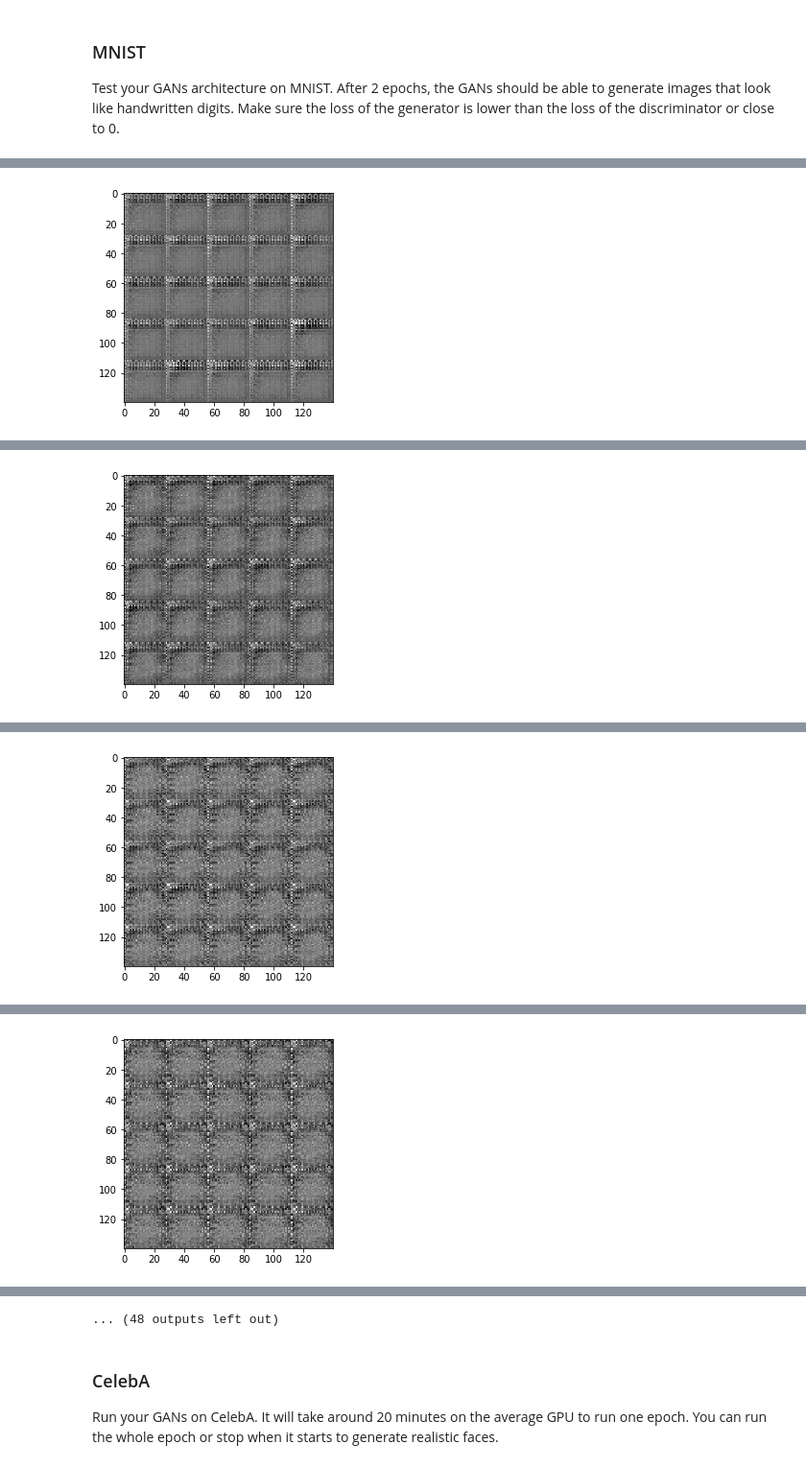
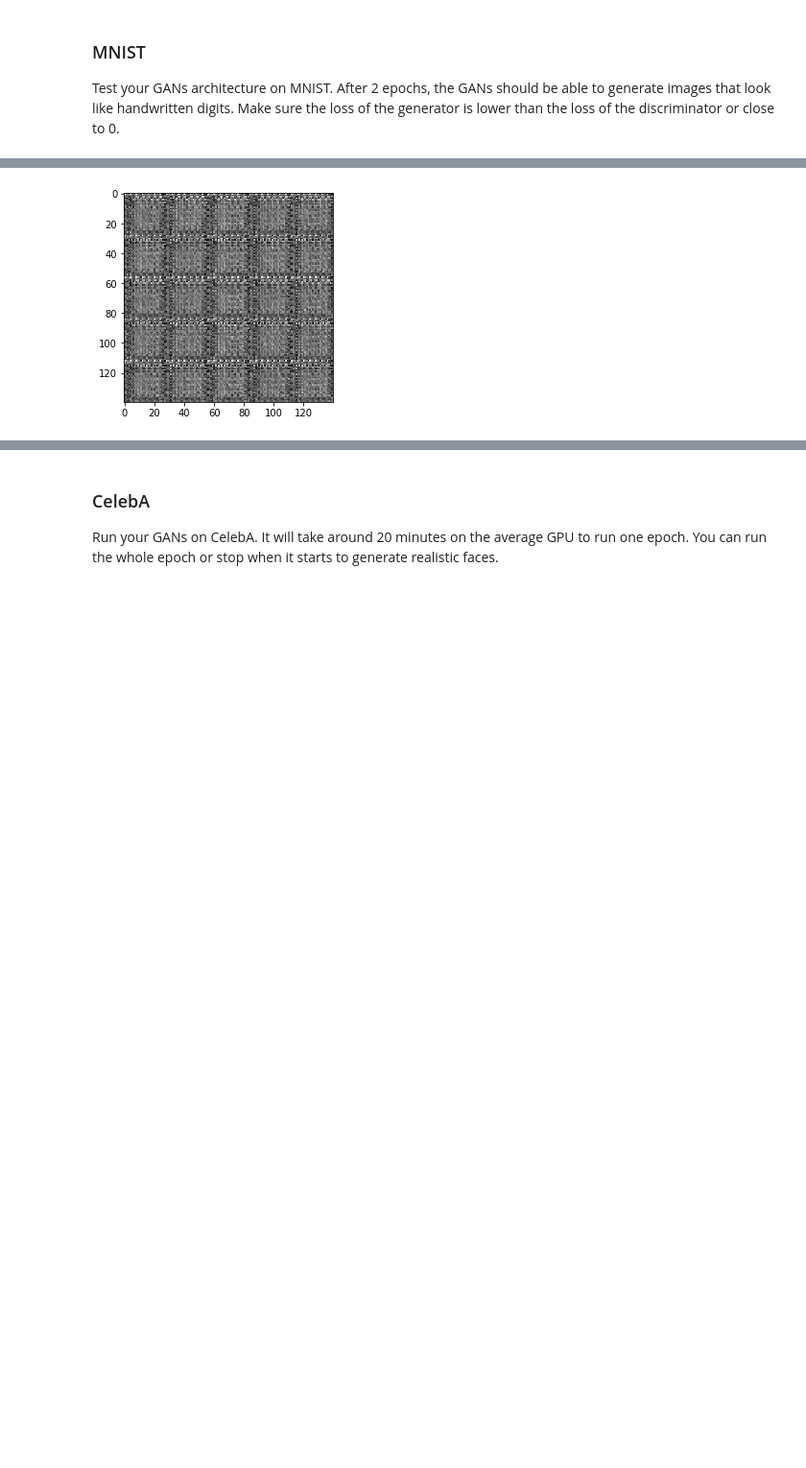
Before and after one commit to d-k-b/deep-learning, a Jupyter notebook: face_generation/dlnd_face_generation.ipynb, the cells around one changed output, grey strips where cells are left out. Shown at 96% size. Saved outputs shown, nothing was run; the diff lists cells and outputs as text; code cells hidden in the pictures; blank space fills up the shorter version.

```diff
--- a/face_generation/dlnd_face_generation.ipynb
+++ b/face_generation/dlnd_face_generation.ipynb
@@ -150,14 +150,14 @@ def discriminator(images, reuse = False, alpha = 0.01, drop_rate = 0.1):
 
         disc_flow = tf.layers.conv2d(
             inputs = images,
-            filters = 64,
+            filters = 16,
             kernel_size = 5,
             strides = 2,
             padding = 'same')
         disc_flow = tf.maximum(alpha * disc_flow, disc_flow)
-        disc_flow = tf.layers.dropout(inputs = disc_flow, training = is_train, rate = drop_rate, seed = 17)
+        if drop_rate > 0: disc_flow = tf.layers.dropout(inputs = disc_flow, training = is_train, rate = drop_rate, seed = 17)
 
-        h, w, c = 14, 14, 64
+        h, w, c = 14, 14, 16
 
         disc_flow = tf.layers.conv2d(
             inputs = disc_flow,
@@ -169,13 +169,13 @@ def discriminator(images, reuse = False, alpha = 0.01, drop_rate = 0.1):
             inputs = disc_flow,
             training = is_train)
         disc_flow = tf.maximum(alpha * disc_flow, disc_flow)
-        disc_flow = tf.layers.dropout(inputs = disc_flow, training = is_train, rate = drop_rate, seed = 17)
+        if drop_rate > 0: disc_flow = tf.layers.dropout(inputs = disc_flow, training = is_train, rate = drop_rate, seed = 17)
 
         h, w, c = 7, 7, 32
 
         disc_flow = tf.layers.conv2d(
             inputs = disc_flow,
-            filters = 16,
+            filters = 64,
             kernel_size = 3,
             strides = 1,
             padding = 'same')
@@ -183,9 +183,9 @@ def discriminator(images, reuse = False, alpha = 0.01, drop_rate = 0.1):
             inputs = disc_flow,
             training = is_train)
         disc_flow = tf.maximum(alpha * disc_flow, disc_flow)
-        disc_flow = tf.layers.dropout(inputs = disc_flow, training = is_train, rate = drop_rate, seed = 17)
+        if drop_rate > 0: disc_flow = tf.layers.dropout(inputs = disc_flow, training = is_train, rate = drop_rate, seed = 17)
 
-        h, w, c = 7, 7, 16
+        h, w, c = 7, 7, 64
 
         disc_flow = tf.reshape(tensor = disc_flow, shape = [-1, h * w * c])
         disc_flow = tf.layers.dense(
@@ -233,7 +233,7 @@ def generator(z, out_channel_dim, is_train=True, alpha = 0.01, drop_rate = 0.1):
 
         gen_flow = tf.layers.conv2d_transpose(
             inputs = gen_flow,
-            filters = 65,
+            filters = 64,
             kernel_size = 3,
             strides = 1,
             padding = 'same')
@@ -241,7 +241,7 @@ def generator(z, out_channel_dim, is_train=True, alpha = 0.01, drop_rate = 0.1):
             inputs = gen_flow,
             training = is_train)
         gen_flow = tf.maximum(alpha * gen_flow, gen_flow)
-        gen_flow = tf.layers.dropout(inputs = gen_flow, training = is_train, rate = drop_rate, seed = 17)
+        if drop_rate > 0: gen_flow = tf.layers.dropout(inputs = gen_flow, training = is_train, rate = drop_rate, seed = 17)
 
         h, w, c = 7, 7, 64
 
@@ -255,7 +255,7 @@ def generator(z, out_channel_dim, is_train=True, alpha = 0.01, drop_rate = 0.1):
             inputs = gen_flow,
             training = is_train)
         gen_flow = tf.maximum(alpha * gen_flow, gen_flow)
-        gen_flow = tf.layers.dropout(inputs = gen_flow, training = is_train, rate = drop_rate, seed = 17)
+        if drop_rate > 0: gen_flow = tf.layers.dropout(inputs = gen_flow, training = is_train, rate = drop_rate, seed = 17)
 
         h, w, c = 14, 14, 32
 
@@ -269,7 +269,7 @@ def generator(z, out_channel_dim, is_train=True, alpha = 0.01, drop_rate = 0.1):
             inputs = gen_flow,
             training = is_train)
         gen_flow = tf.maximum(alpha * gen_flow, gen_flow)
-        gen_flow = tf.layers.dropout(inputs = gen_flow, training = is_train, rate = drop_rate, seed = 17)
+        if drop_rate > 0: gen_flow = tf.layers.dropout(inputs = gen_flow, training = is_train, rate = drop_rate, seed = 17)
 
         h, w, c = 28, 28, 16
 
@@ -308,25 +308,25 @@ def model_loss(input_real, input_z, out_channel_dim, alpha = 0.01, drop_rate = 0
     :return: A tuple of (discriminator loss, generator loss)
     """
 
-    # input_real = tf.multiply(input_real, 2)  # Scale input images by 2 from [-.5,.5] -> [-1,1]
+    input_real = tf.multiply(input_real, 2)  # Scale input images by 2 from [-.5,.5] -> [-1,1]
 
-    g_out = generator(z = input_z, out_channel_dim = out_channel_dim, is_train = True, alpha = alpha)
-    d_real_out, d_real_layer = discriminator(images = input_real, reuse = False, alpha = alpha)
-    d_fake_out, d_fake_layer = discriminator(images = g_out, reuse = True, alpha = alpha)
+    g_out = generator(z = input_z, out_channel_dim = out_channel_dim, is_train = True, alpha = alpha, drop_rate = drop_rate)
+    d_real_out, d_real_layer = discriminator(images = input_real, reuse = False, alpha = alpha, drop_rate = drop_rate)
+    d_fake_out, d_fake_layer = discriminator(images = g_out, reuse = True, alpha = alpha, drop_rate = drop_rate)
 
     g_loss = tf.reduce_mean(
         input_tensor = tf.nn.sigmoid_cross_entropy_with_logits(
             logits = d_fake_layer,
-            labels = tf.ones_like(d_fake_out)))
+            labels = tf.multiply(tf.ones_like(d_fake_out), 1)))
 
     d_real_loss = tf.reduce_mean(
         input_tensor = tf.nn.sigmoid_cross_entropy_with_logits(
             logits = d_real_layer,
-            labels = tf.ones_like(d_real_out)))
+            labels = tf.multiply(tf.ones_like(d_real_out), 1)))
     d_fake_loss = tf.reduce_mean(
         input_tensor = tf.nn.sigmoid_cross_entropy_with_logits(
             logits = d_fake_layer,
-            labels = tf.zeros_like(d_fake_out)))
+            labels = tf.multiply(tf.ones_like(d_fake_out), 0)))
 
     d_loss = d_real_loss + d_fake_loss
 
@@ -495,7 +495,7 @@ z_dim = 128
 learning_rate = 0.0002
 alpha = 0.2
 beta1 = 0.5
-drop_rate = 0.5
+drop_rate = 0
 
 """
 DON'T MODIFY ANYTHING IN THIS CELL THAT IS BELOW THIS LINE
@@ -518 +518 @@ Epoch 1/2... D Loss: 0.0045... G Loss: 6.4725
-[figure, old version]
+[figure, new version]
@@ -527 +521,0 @@ Epoch 1/2... D Loss: 0.0015... G Loss: 7.5246
-[figure, removed]
@@ -536 +522,0 @@ Epoch 1/2... D Loss: 0.0010... G Loss: 7.7332
-[figure, removed]
@@ -545 +522,0 @@ Epoch 1/2... D Loss: 0.0007... G Loss: 7.9016
-[figure, removed]
@@ -564,4 +523,3 @@ Epoch 1/2... D Loss: 0.0006... G Loss: 8.2227
-... (48 outputs left out)
 # %% [markdown]
 ### CelebA
 Run your GANs on CelebA.  It will take around 20 minutes on the average GPU to run one epoch.  You can run the whole epoch or stop when it starts to generate realistic faces.
```
Also changed, not shown: parts of 2 cells of this notebook.
